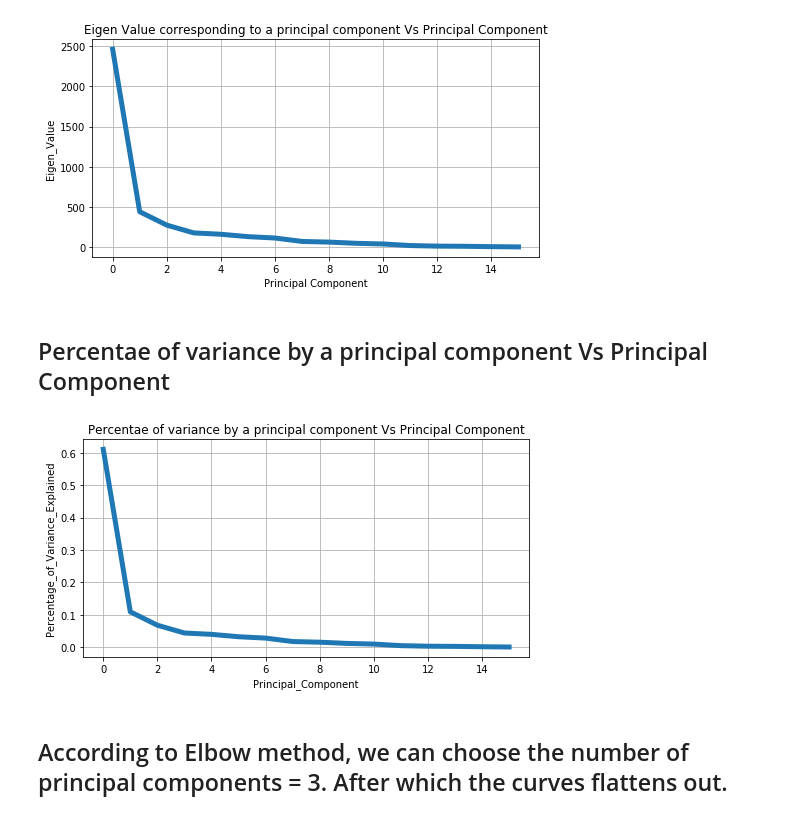
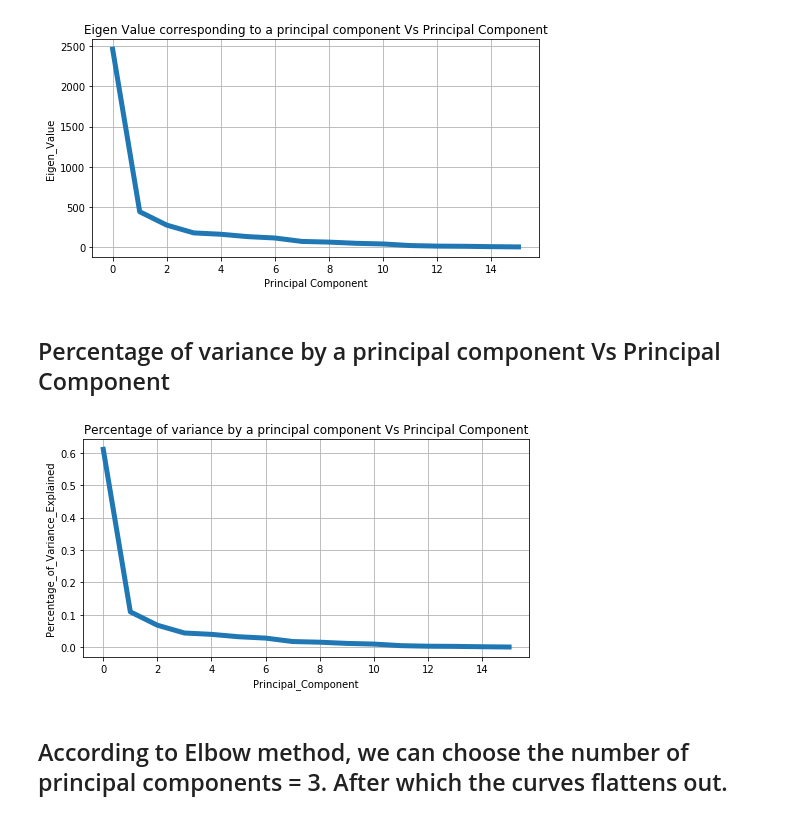
Before and after one commit to surabhi44/PCA_SVD, a Jupyter notebook: PCA_SVD_on_BodyFat_Dataset.ipynb, the cells around one changed output. Saved outputs shown, nothing was run; the diff lists cells and outputs as text; code cells hidden in the pictures.

```diff
--- a/PCA_SVD_on_BodyFat_Dataset.ipynb
+++ b/PCA_SVD_on_BodyFat_Dataset.ipynb
@@ -152,29 +154,29 @@ plt.show()
 # %% [output]
 [figure]
 # %% [markdown]
-## Percentae of variance by a principal component Vs Principal Component
+## Percentage of variance by a principal component Vs Principal Component
 # %%
 from sklearn import decomposition
 pca = decomposition.PCA()
 pca.n_components = 16
 pca_data = pca.fit_transform(standardized_features_copy)
 
 percent_variance_explained = pca.explained_variance_ratio_
 
 
-# Plot of Percentae of variance by a principal component Vs Principal Component
+# Plot of Percentage of variance by a principal component Vs Principal Component
 
 plt.figure(1, figsize=(8, 4))
 plt.clf()
 plt.plot(percent_variance_explained, linewidth=5)
 plt.axis('tight')
 plt.grid()
 plt.xlabel('Principal_Component')
 plt.ylabel('Percentage_of_Variance_Explained')
-plt.title('Percentae of variance by a principal component Vs Principal Component')
+plt.title('Percentage of variance by a principal component Vs Principal Component')
 plt.show()
 # %% [output]
-[figure, old version]
+[figure, new version]
 # %% [markdown]
 ## According to Elbow method, we can choose the number of principal components = 3. After which the curves flattens out.
 # %%
```
Also changed, not shown: parts of 3 cells of this notebook.
